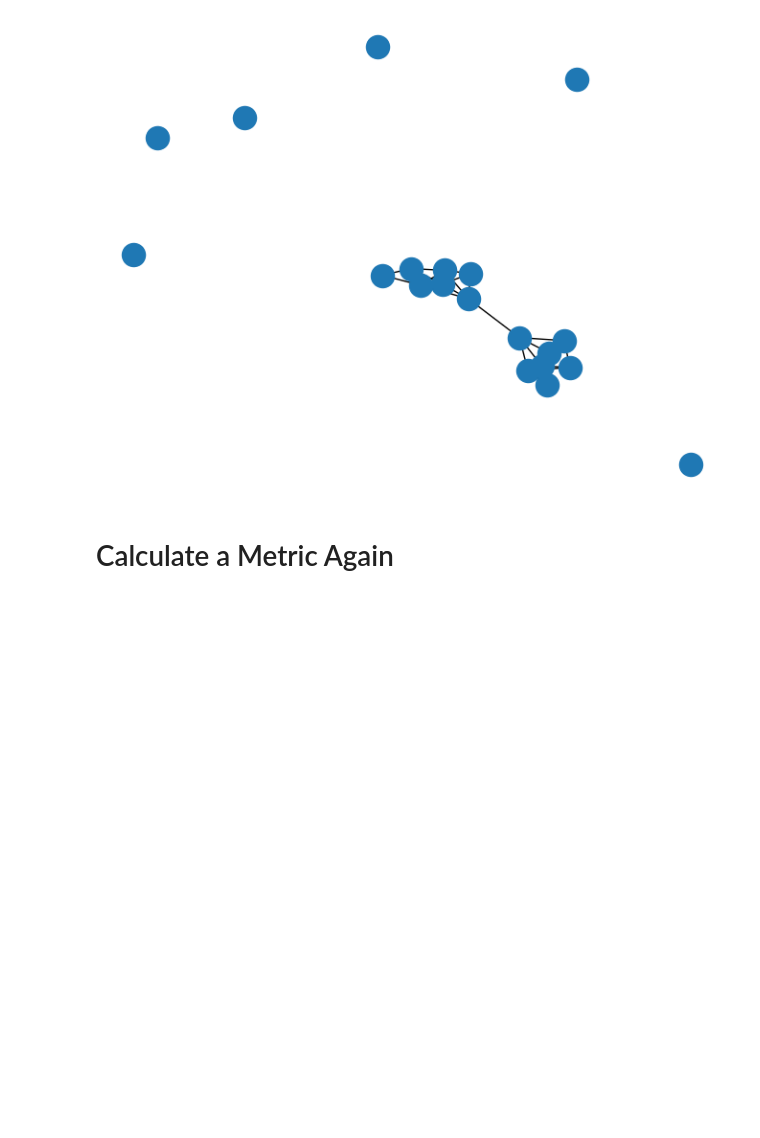
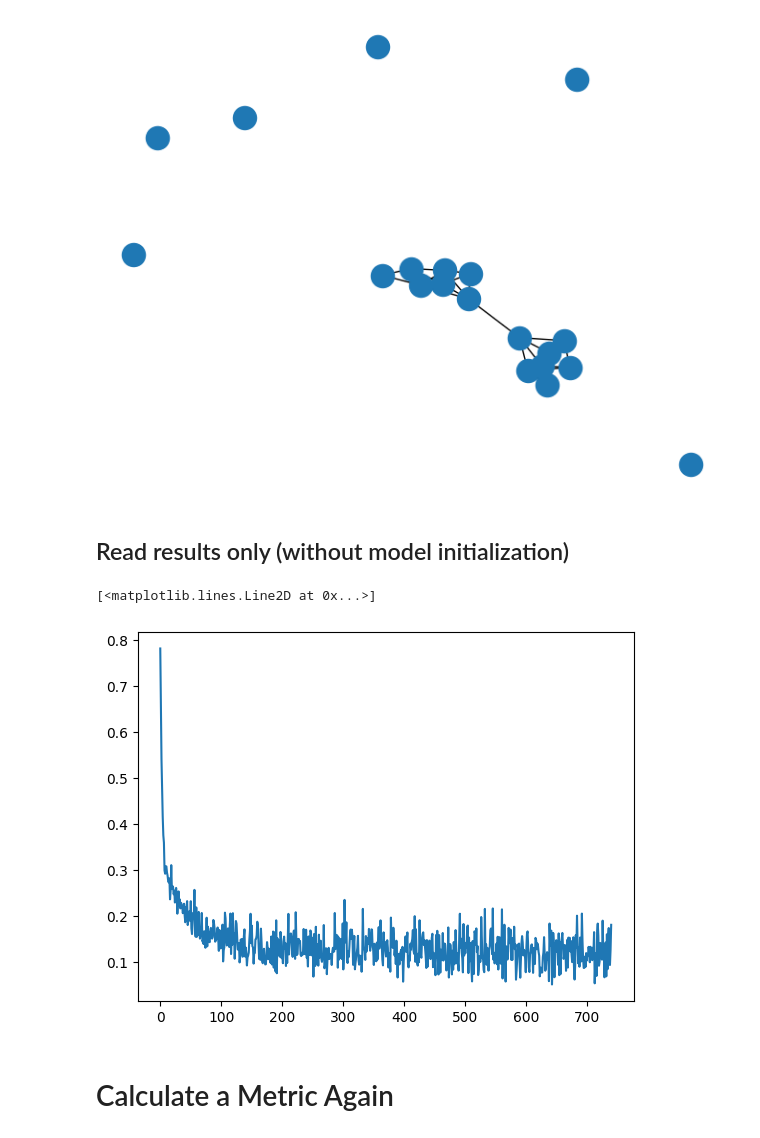
Before and after one commit to cesarali/conditional_rate_matching, a Jupyter notebook: notebooks/Models/CRM/BasicModelCall.ipynb, the cells around one changed output. Saved outputs shown, nothing was run; the diff lists cells and outputs as text; code cells hidden in the pictures; blank space fills up the shorter version.

Commit message:
plot loss in basic notebook

```diff
--- a/notebooks/Models/CRM/BasicModelCall.ipynb
+++ b/notebooks/Models/CRM/BasicModelCall.ipynb
@@ -70,6 +70,16 @@ graphs_sample = crm_trained.dataloader_1.sample_to_graph(sample_x)
 nx.draw(graphs_sample[6])
 # %% [output]
 [figure]
+# %% [markdown]
+## Read results only (without model initialization)
+# %%
+experiment_files = ExperimentFiles(experiment_dir=experiment_files.experiment_dir)
+results_ = experiment_files.load_results()
+# %%
+plt.plot(results_["all_training_loss"])
+# %% [output]
+[<matplotlib.lines.Line2D at 0x...>]
+[figure, added]
 # %% [markdown]
 # Calculate a Metric Again
 # %%
```
Also changed, not shown: parts of 3 cells of this notebook, 1 other file.
